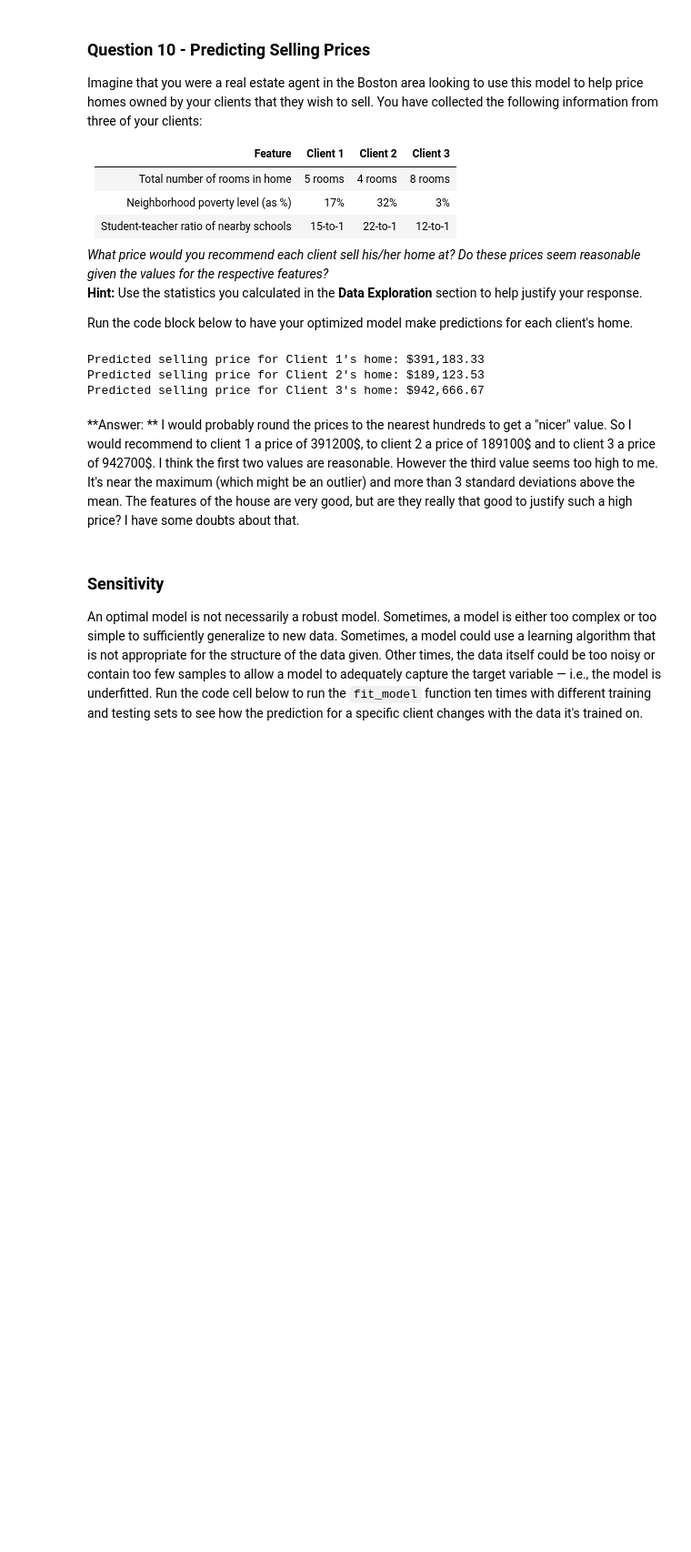
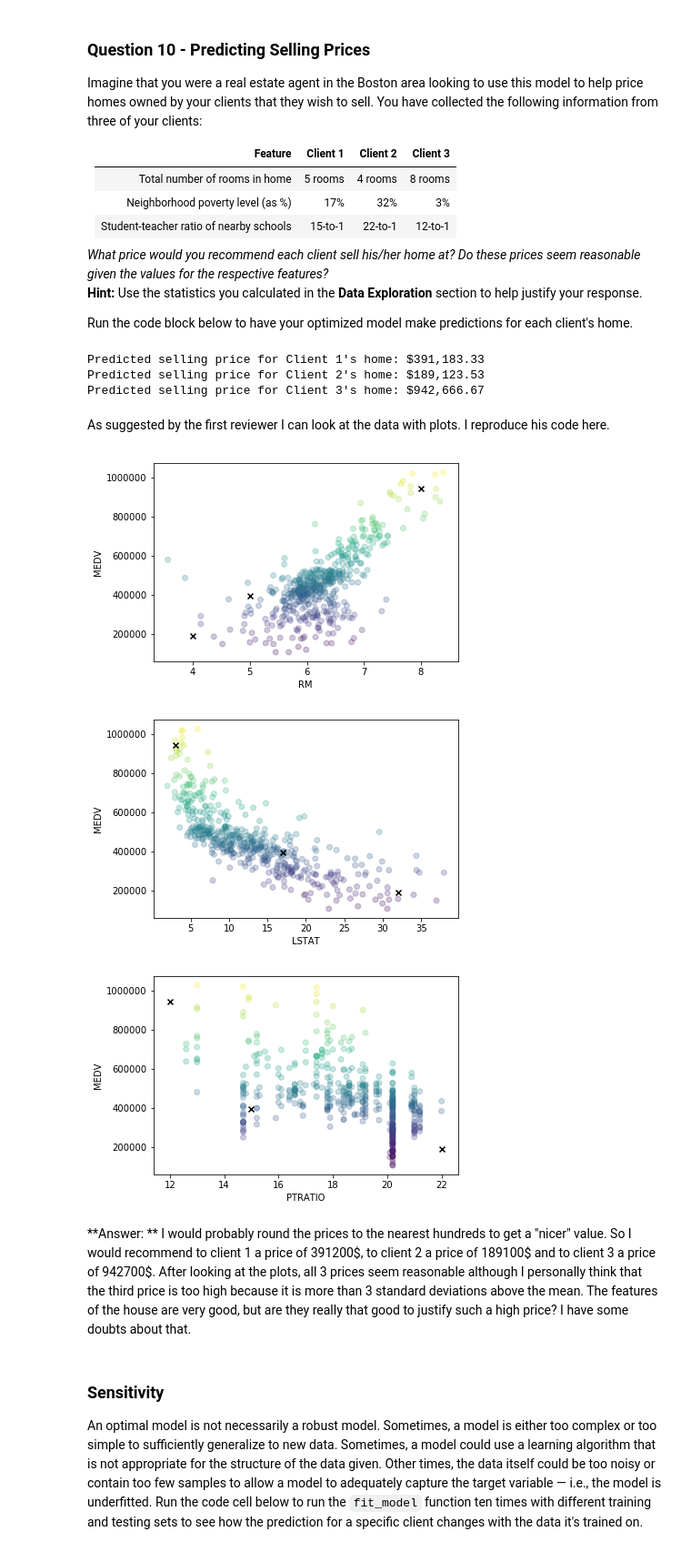
Before and after one commit to SebastianHanisch/Udacity-Machine-Learning-Engineer-Nanodegree, a Jupyter notebook: Project 1 - Predicting Boston Housing Prices/boston_housing.ipynb, the cells around one changed output. Shown: that part at 91% size. Cells and saved outputs as stored; diff of their text form; code cells hidden in the pictures; blank space fills up the shorter version.

```diff
--- a/Project 1 - Predicting Boston Housing Prices/boston_housing.ipynb
+++ b/Project 1 - Predicting Boston Housing Prices/boston_housing.ipynb
@@ -321,8 +381,23 @@ for i, price in enumerate(reg.predict(client_data)):
 Predicted selling price for Client 1's home: $391,183.33
 Predicted selling price for Client 2's home: $189,123.53
 Predicted selling price for Client 3's home: $942,666.67
+# %% [markdown]
+As suggested by the first reviewer I can look at the data with plots. I reproduce his code here.
+# %%
+clients = np.transpose(client_data)
+pred = reg.predict(client_data)
+for i, feat in enumerate(['RM', 'LSTAT', 'PTRATIO']):
+    plt.scatter(features[feat], prices, alpha=0.25, c=prices)
+    plt.scatter(clients[i], pred, color='black', marker='x', linewidths=2)
+    plt.xlabel(feat)
+    plt.ylabel('MEDV')
+    plt.show()
+# %% [output]
+[figure, added]
+[figure, added]
+[figure, added]
 # %% [markdown]
-**Answer: ** I would probably round the prices to the nearest hundreds to get a "nicer" value. So I would recommend to client 1 a price of 391200\$, to client 2 a price of 189100\$ and to client 3 a price of 942700\$. I think the first two values are reasonable. However the third value seems too high to me. It's near the maximum (which might be an outlier) and more than 3 standard deviations above the mean. The features of the house are very good, but are they really that good to justify such a high price? I have some doubts about that.
+**Answer: ** I would probably round the prices to the nearest hundreds to get a "nicer" value. So I would recommend to client 1 a price of 391200\$, to client 2 a price of 189100\$ and to client 3 a price of 942700\$. After looking at the plots, all 3 prices seem reasonable although I personally think that the third price is too high because it is more than 3 standard deviations above the mean. The features of the house are very good, but are they really that good to justify such a high price? I have some doubts about that.
 # %% [markdown]
 ### Sensitivity
 An optimal model is not necessarily a robust model. Sometimes, a model is either too complex or too simple to sufficiently generalize to new data. Sometimes, a model could use a learning algorithm that is not appropriate for the structure of the data given. Other times, the data itself could be too noisy or contain too few samples to allow a model to adequately capture the target variable — i.e., the model is underfitted. Run the code cell below to run the `fit_model` function ten times with different training and testing sets to see how the prediction for a specific client changes with the data it's trained on.
```
Also changed, not shown: parts of 9 cells of this notebook, 2 other files.
